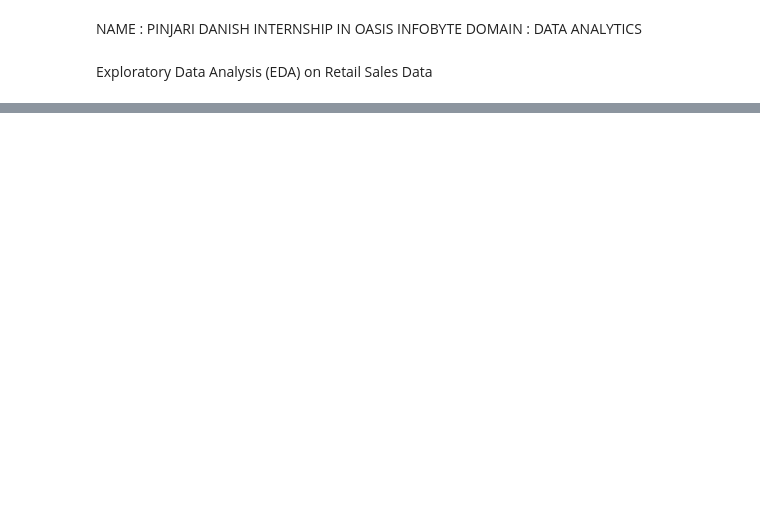
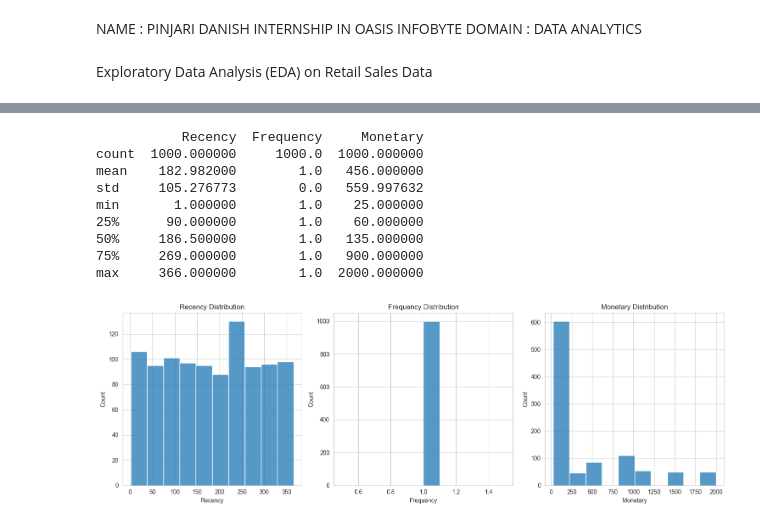
Before and after one commit to danishpinjari/EDA_Retail, a Jupyter notebook: notebooks/OIBSIP_TASK_1.ipynb, the cells around one changed output, grey strips where cells are left out. Cells and saved outputs as stored; diff of their text form; code cells hidden in the pictures; blank space fills up the shorter version.

```diff
--- a/notebooks/OIBSIP_TASK_1.ipynb
+++ b/notebooks/OIBSIP_TASK_1.ipynb
@@ -253,0 +179,40 @@ Name: Quantity, dtype: int64
+# %%
+from datetime import datetime
+
+# Set reference date (assuming today is the day after the last transaction)
+ref_date = df['Date'].max() + pd.Timedelta(days=1)
+
+# Calculate RFM metrics
+rfm = df.groupby('Customer ID').agg({
+    'Date': lambda x: (ref_date - x.max()).days,  # Recency
+    'Transaction ID': 'count',                   # Frequency
+    'Total Amount': 'sum'                        # Monetary
+}).rename(columns={
+    'Date': 'Recency',
+    'Transaction ID': 'Frequency',
+    'Total Amount': 'Monetary'
+})
+
+print(rfm.describe())
+
+# Visualize RFM distributions
+fig, axes = plt.subplots(1, 3, figsize=(15, 5))
+sns.histplot(rfm['Recency'], bins=10, ax=axes[0])
+axes[0].set_title('Recency Distribution')
+sns.histplot(rfm['Frequency'], bins=10, ax=axes[1])
+axes[1].set_title('Frequency Distribution')
+sns.histplot(rfm['Monetary'], bins=10, ax=axes[2])
+axes[2].set_title('Monetary Distribution')
+plt.tight_layout()
+plt.show()
+# %% [output]
+           Recency  Frequency     Monetary
+count  1000.000000     1000.0  1000.000000
+mean    182.982000        1.0   456.000000
+std     105.276773        0.0   559.997632
+min       1.000000        1.0    25.000000
+25%      90.000000        1.0    60.000000
+50%     186.500000        1.0   135.000000
+75%     269.000000        1.0   900.000000
+max     366.000000        1.0  2000.000000
+[figure, added]
```
Also changed, not shown: parts of 31 cells of this notebook, 5 other files.
